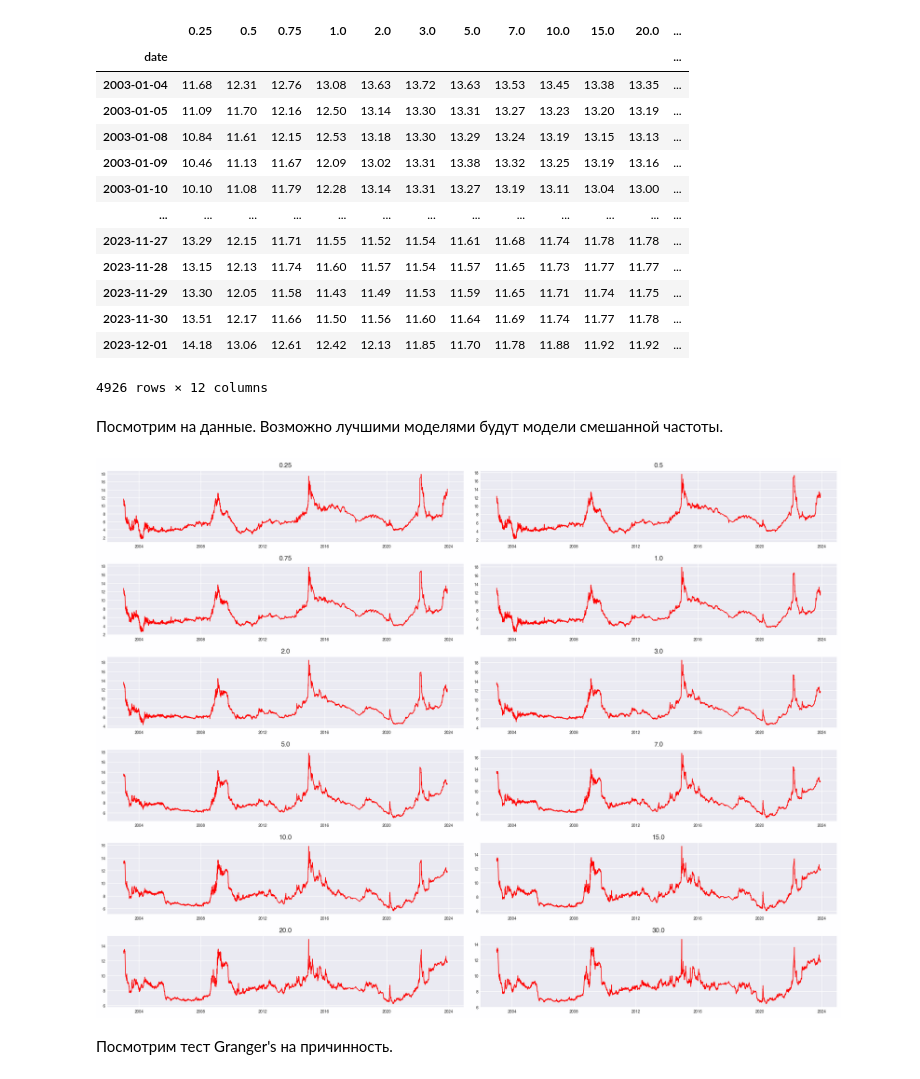
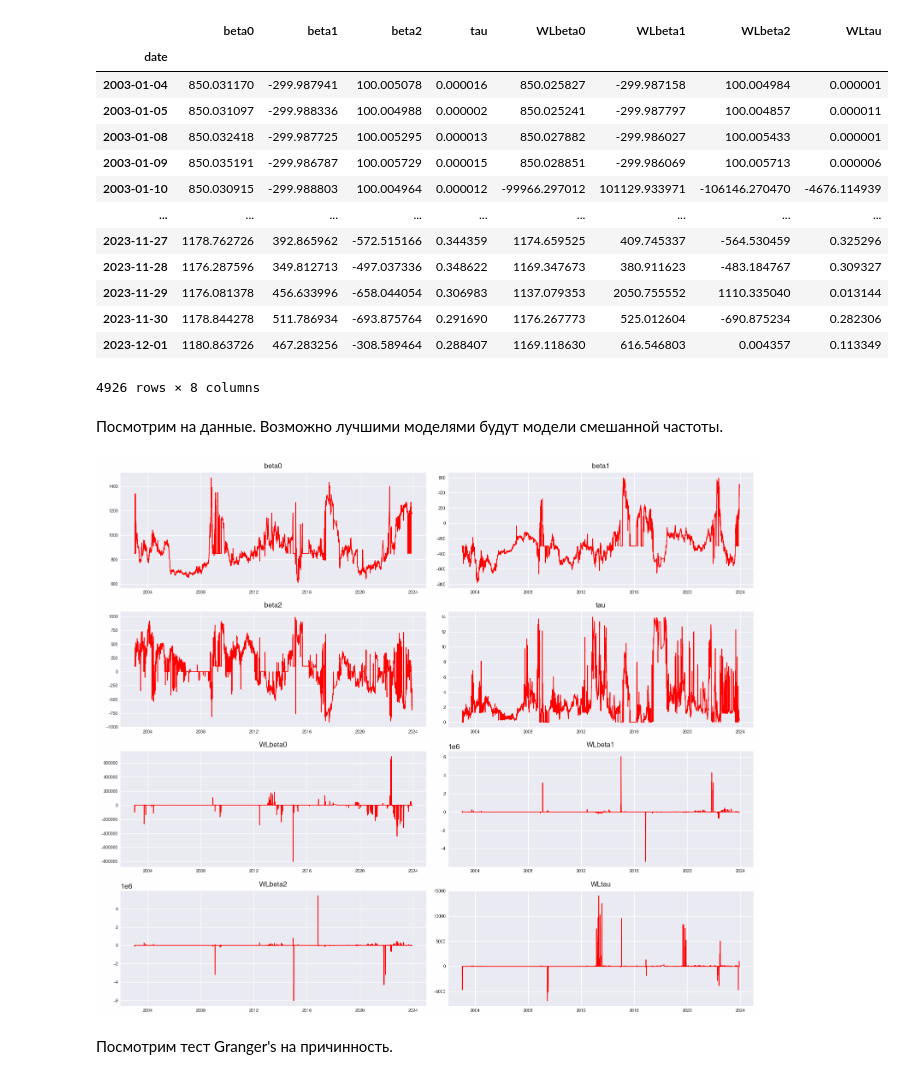
Before and after one commit to VsevolodZaostrovsky/MOEX-Yield-Curve-Forecasting, a Jupyter notebook: ConsideringModels/MainFiles/VAR.ipynb, the cells around one changed output. Saved outputs shown, nothing was run; the diff lists cells and outputs as text; code cells hidden in the pictures.

```diff
--- a/ConsideringModels/MainFiles/VAR.ipynb
+++ b/ConsideringModels/MainFiles/VAR.ipynb
@@ -16,41 +16,42 @@ warnings.filterwarnings("ignore")
 plt.style.use('https://github.com/dhaitz/matplotlib-stylesheets/raw/master/pitayasmoothie-light.mplstyle')
 # %%
 df = pd.read_csv("../../General_ds_cleaned.csv")
-df = df[["date", "0.25", "0.5", "0.75", "1.0", "2.0", "3.0", "5.0", "7.0", "10.0", "15.0", "20.0", "30.0"]]
+df = df[["date", "beta0", "beta1", "beta2", "tau", "WLbeta0", "WLbeta1", "WLbeta2", "WLtau"]]
+# df = df[["date", "0.25", "0.5", "0.75", "1.0", "2.0", "3.0", "5.0", "7.0", "10.0", "15.0", "20.0", "30.0"]]
 df["date"] = pd.to_datetime(df["date"])
 df.set_index("date", drop=True, inplace=True)
 df
 # %% [output]
-|  | 0.25 | 0.5 | 0.75 | 1.0 | 2.0 | 3.0 | 5.0 | 7.0 | 10.0 | 15.0 | 20.0 | ... |
-| date |  |  |  |  |  |  |  |  |  |  |  | ... |
-| 2003-01-04 | 11.68 | 12.31 | 12.76 | 13.08 | 13.63 | 13.72 | 13.63 | 13.53 | 13.45 | 13.38 | 13.35 | ... |
-| 2003-01-05 | 11.09 | 11.70 | 12.16 | 12.50 | 13.14 | 13.30 | 13.31 | 13.27 | 13.23 | 13.20 | 13.19 | ... |
-| 2003-01-08 | 10.84 | 11.61 | 12.15 | 12.53 | 13.18 | 13.30 | 13.29 | 13.24 | 13.19 | 13.15 | 13.13 | ... |
-| 2003-01-09 | 10.46 | 11.13 | 11.67 | 12.09 | 13.02 | 13.31 | 13.38 | 13.32 | 13.25 | 13.19 | 13.16 | ... |
-| 2003-01-10 | 10.10 | 11.08 | 11.79 | 12.28 | 13.14 | 13.31 | 13.27 | 13.19 | 13.11 | 13.04 | 13.00 | ... |
-| ... | ... | ... | ... | ... | ... | ... | ... | ... | ... | ... | ... | ... |
-| 2023-11-27 | 13.29 | 12.15 | 11.71 | 11.55 | 11.52 | 11.54 | 11.61 | 11.68 | 11.74 | 11.78 | 11.78 | ... |
-| 2023-11-28 | 13.15 | 12.13 | 11.74 | 11.60 | 11.57 | 11.54 | 11.57 | 11.65 | 11.73 | 11.77 | 11.77 | ... |
-| 2023-11-29 | 13.30 | 12.05 | 11.58 | 11.43 | 11.49 | 11.53 | 11.59 | 11.65 | 11.71 | 11.74 | 11.75 | ... |
-| 2023-11-30 | 13.51 | 12.17 | 11.66 | 11.50 | 11.56 | 11.60 | 11.64 | 11.69 | 11.74 | 11.77 | 11.78 | ... |
-| 2023-12-01 | 14.18 | 13.06 | 12.61 | 12.42 | 12.13 | 11.85 | 11.70 | 11.78 | 11.88 | 11.92 | 11.92 | ... |
+|  | beta0 | beta1 | beta2 | tau | WLbeta0 | WLbeta1 | WLbeta2 | WLtau |
+| date |  |  |  |  |  |  |  |  |
+| 2003-01-04 | 850.031170 | -299.987941 | 100.005078 | 0.000016 | 850.025827 | -299.987158 | 100.004984 | 0.000001 |
+| 2003-01-05 | 850.031097 | -299.988336 | 100.004988 | 0.000002 | 850.025241 | -299.987797 | 100.004857 | 0.000011 |
+| 2003-01-08 | 850.032418 | -299.987725 | 100.005295 | 0.000013 | 850.027882 | -299.986027 | 100.005433 | 0.000001 |
+| 2003-01-09 | 850.035191 | -299.986787 | 100.005729 | 0.000015 | 850.028851 | -299.986069 | 100.005713 | 0.000006 |
+| 2003-01-10 | 850.030915 | -299.988803 | 100.004964 | 0.000012 | -99966.297012 | 101129.933971 | -106146.270470 | -4676.114939 |
+| ... | ... | ... | ... | ... | ... | ... | ... | ... |
+| 2023-11-27 | 1178.762726 | 392.865962 | -572.515166 | 0.344359 | 1174.659525 | 409.745337 | -564.530459 | 0.325296 |
+| 2023-11-28 | 1176.287596 | 349.812713 | -497.037336 | 0.348622 | 1169.347673 | 380.911623 | -483.184767 | 0.309327 |
+| 2023-11-29 | 1176.081378 | 456.633996 | -658.044054 | 0.306983 | 1137.079353 | 2050.755552 | 1110.335040 | 0.013144 |
+| 2023-11-30 | 1178.844278 | 511.786934 | -693.875764 | 0.291690 | 1176.267773 | 525.012604 | -690.875234 | 0.282306 |
+| 2023-12-01 | 1180.863726 | 467.283256 | -308.589464 | 0.288407 | 1169.118630 | 616.546803 | 0.004357 | 0.113349 |
-4926 rows × 12 columns
+4926 rows × 8 columns
 # %% [markdown]
 Посмотрим на данные. Возможно лучшими моделями будут модели смешанной частоты.
 # %%
-fig, axes = plt.subplots(nrows=6, ncols=2, dpi=120, figsize=(16,12))
+fig, axes = plt.subplots(nrows=4, ncols=2, dpi=120, figsize=(13,11))
 for i, ax in enumerate(axes.flat):
     data = df[df.columns[i]]
     ax.plot(data, color='red', linewidth=1)
     ax.set_title(df.columns[i], fontsize=10)
     ax.xaxis.set_ticks_position('none')
     ax.yaxis.set_ticks_position('none')
     ax.spines["top"].set_alpha(0)
     ax.tick_params(labelsize=6)
 
 plt.tight_layout();
 # %% [output]
-[figure, old version]
+[figure, new version]
 # %% [markdown]
 Посмотрим тест Granger's на причинность.
 # %%
```
Also changed, not shown: parts of 14 cells of this notebook, 5 other files.
